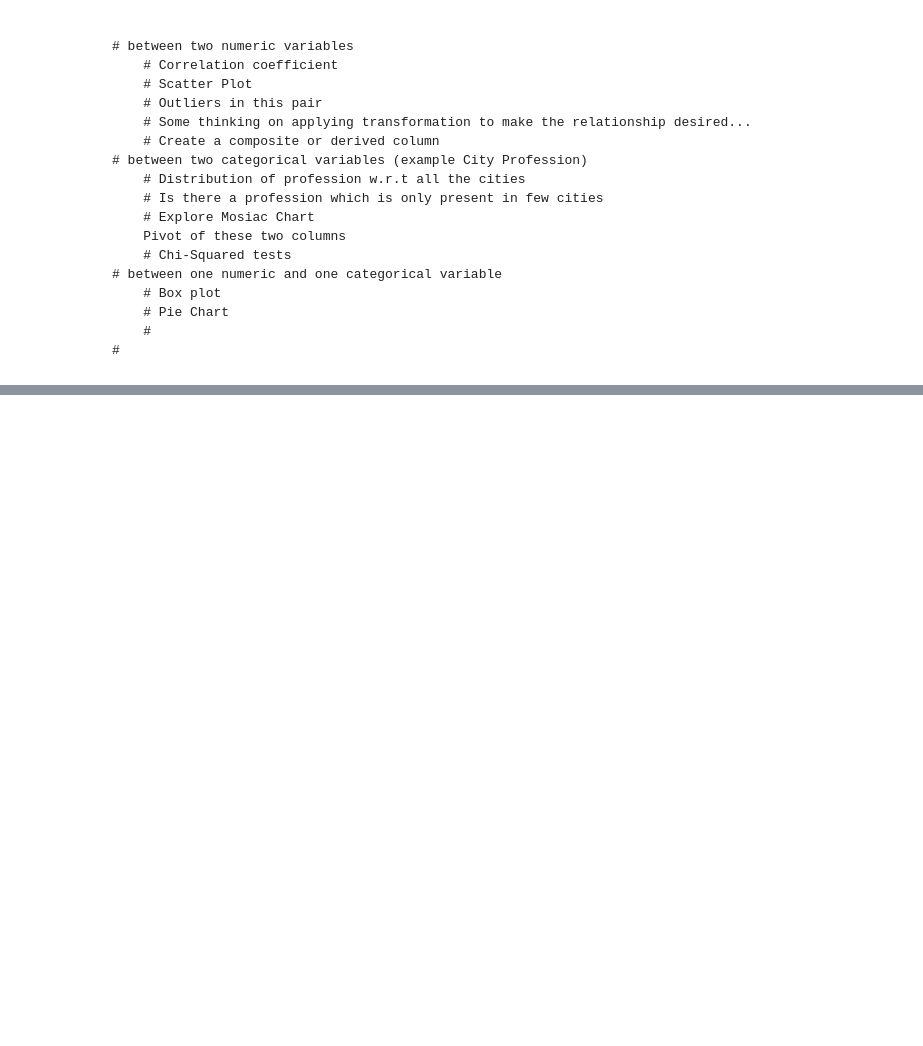
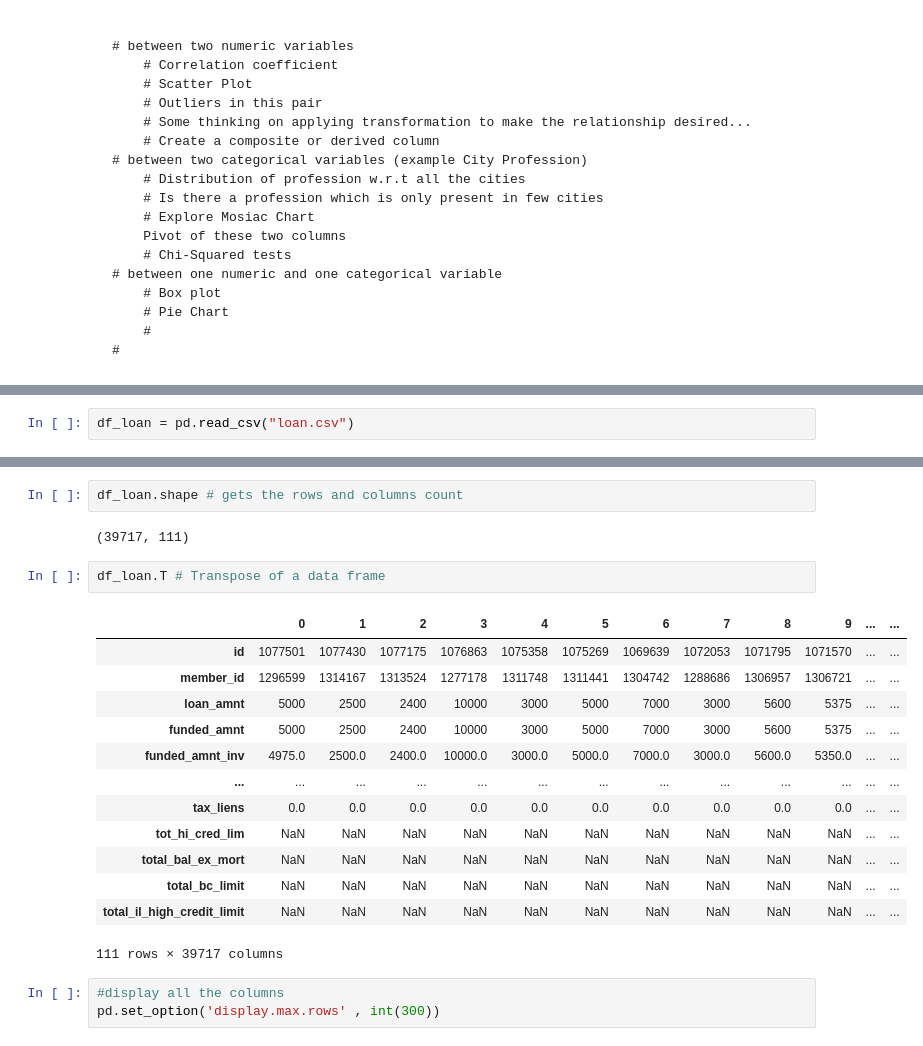
Before and after one commit to suneetsahadevan/python_casestudy, a Jupyter notebook: EDA - Business Case Study.ipynb, the cells around one changed output, grey strips where cells are left out. Cells and saved outputs as stored; diff of their text form; blank space fills up the shorter version.

```diff
--- a/EDA - Business Case Study.ipynb
+++ b/EDA - Business Case Study.ipynb
@@ -45,0 +97,2 @@
+# %%
+df_loan = pd.read_csv("loan.csv")
@@ -45,0 +109,23 @@
+# %%
+df_loan.shape # gets the rows and columns count
+# %% [output]
+(39717, 111)
+# %%
+df_loan.T # Transpose of a data frame
+# %% [output]
+|  | 0 | 1 | 2 | 3 | 4 | 5 | 6 | 7 | 8 | 9 | ... | ... |
+| id | 1077501 | 1077430 | 1077175 | 1076863 | 1075358 | 1075269 | 1069639 | 1072053 | 1071795 | 1071570 | ... | ... |
+| member_id | 1296599 | 1314167 | 1313524 | 1277178 | 1311748 | 1311441 | 1304742 | 1288686 | 1306957 | 1306721 | ... | ... |
+| loan_amnt | 5000 | 2500 | 2400 | 10000 | 3000 | 5000 | 7000 | 3000 | 5600 | 5375 | ... | ... |
+| funded_amnt | 5000 | 2500 | 2400 | 10000 | 3000 | 5000 | 7000 | 3000 | 5600 | 5375 | ... | ... |
+| funded_amnt_inv | 4975.0 | 2500.0 | 2400.0 | 10000.0 | 3000.0 | 5000.0 | 7000.0 | 3000.0 | 5600.0 | 5350.0 | ... | ... |
+| ... | ... | ... | ... | ... | ... | ... | ... | ... | ... | ... | ... | ... |
+| tax_liens | 0.0 | 0.0 | 0.0 | 0.0 | 0.0 | 0.0 | 0.0 | 0.0 | 0.0 | 0.0 | ... | ... |
+| tot_hi_cred_lim | NaN | NaN | NaN | NaN | NaN | NaN | NaN | NaN | NaN | NaN | ... | ... |
+| total_bal_ex_mort | NaN | NaN | NaN | NaN | NaN | NaN | NaN | NaN | NaN | NaN | ... | ... |
+| total_bc_limit | NaN | NaN | NaN | NaN | NaN | NaN | NaN | NaN | NaN | NaN | ... | ... |
+| total_il_high_credit_limit | NaN | NaN | NaN | NaN | NaN | NaN | NaN | NaN | NaN | NaN | ... | ... |
+111 rows × 39717 columns
+# %%
+#display all the columns
+pd.set_option('display.max.rows' , int(300))
```
Also changed, not shown: parts of 52 cells of this notebook.
